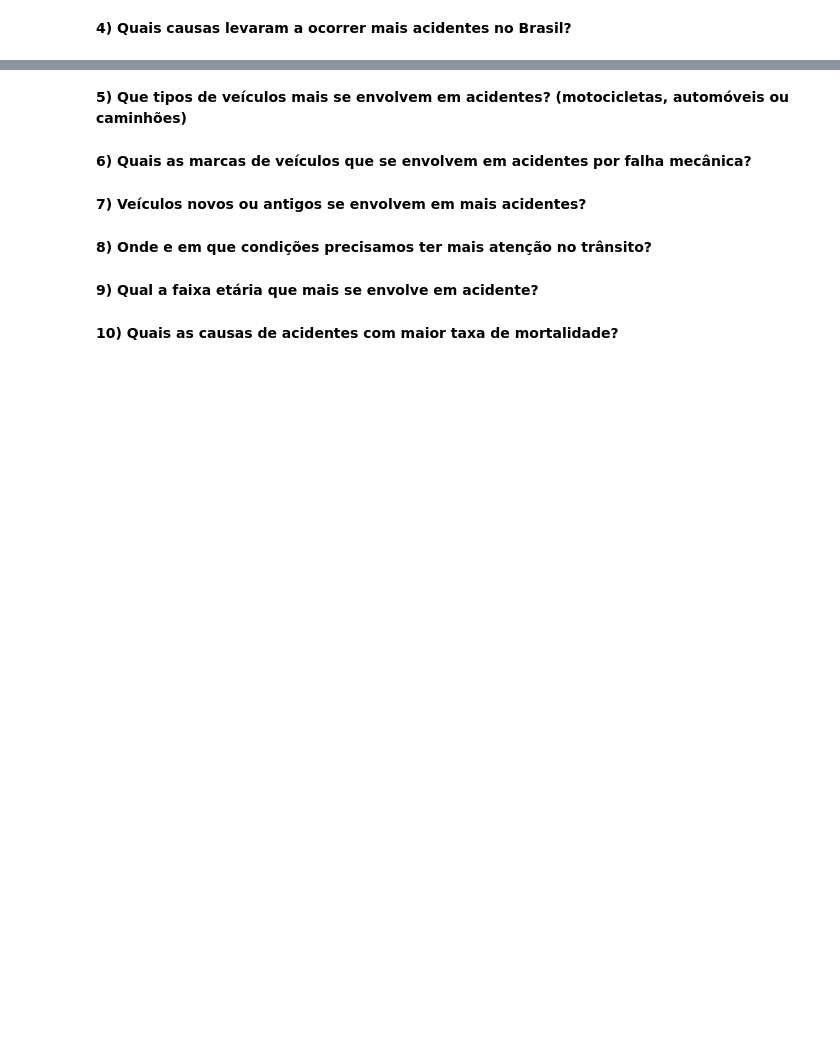
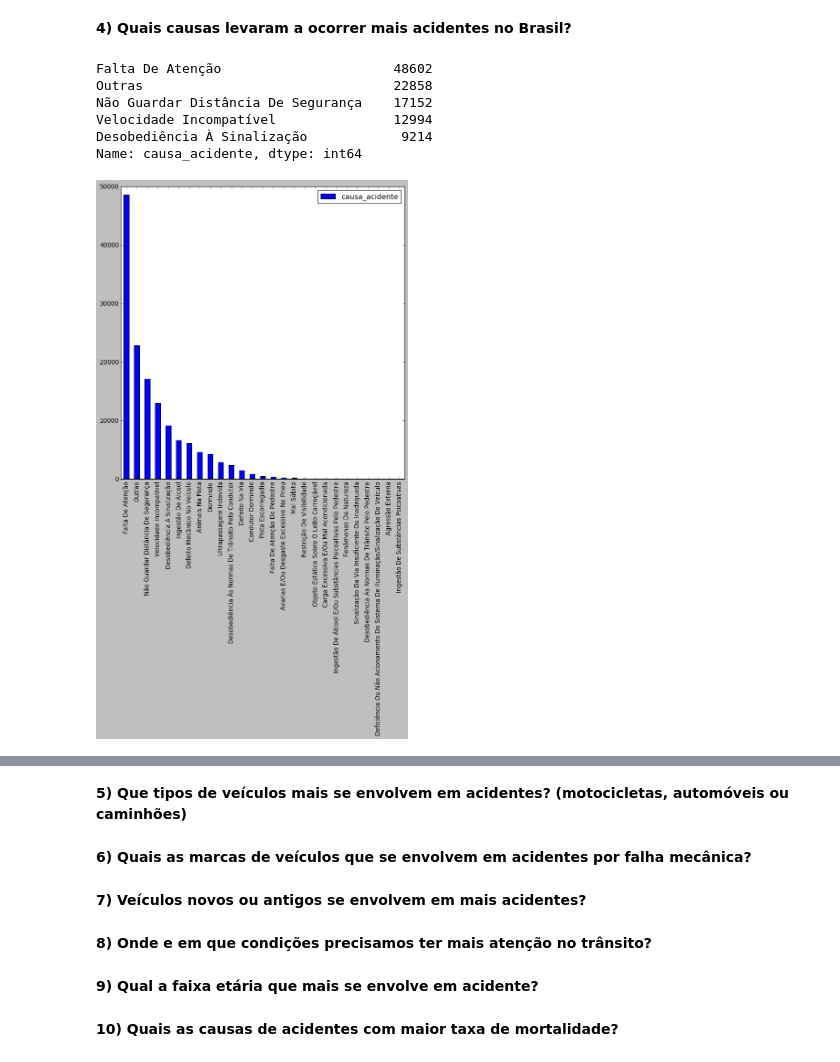
Before and after one commit to XQDLteam/brazil_highway_accidents, a Jupyter notebook: acidentes_br.ipynb, the cells around one changed output, grey strips where cells are left out. Cells and saved outputs as stored; diff of their text form; code cells hidden in the pictures; blank space fills up the shorter version.

```diff
--- a/acidentes_br.ipynb
+++ b/acidentes_br.ipynb
@@ -223,2 +225,14 @@ df
 # %% [markdown]
 **4) Quais causas levaram a ocorrer mais acidentes no Brasil?**
+# %%
+df4= pd.DataFrame(df_ocorrencias['causa_acidente'].value_counts())
+df4.plot.bar()
+print(df_ocorrencias['causa_acidente'].value_counts().head())
+# %% [output]
+Falta De Atenção                      48602
+Outras                                22858
+Não Guardar Distância De Segurança    17152
+Velocidade Incompatível               12994
+Desobediência À Sinalização            9214
+Name: causa_acidente, dtype: int64
+[figure, added]
```
Also changed, not shown: parts of 8 cells of this notebook.
